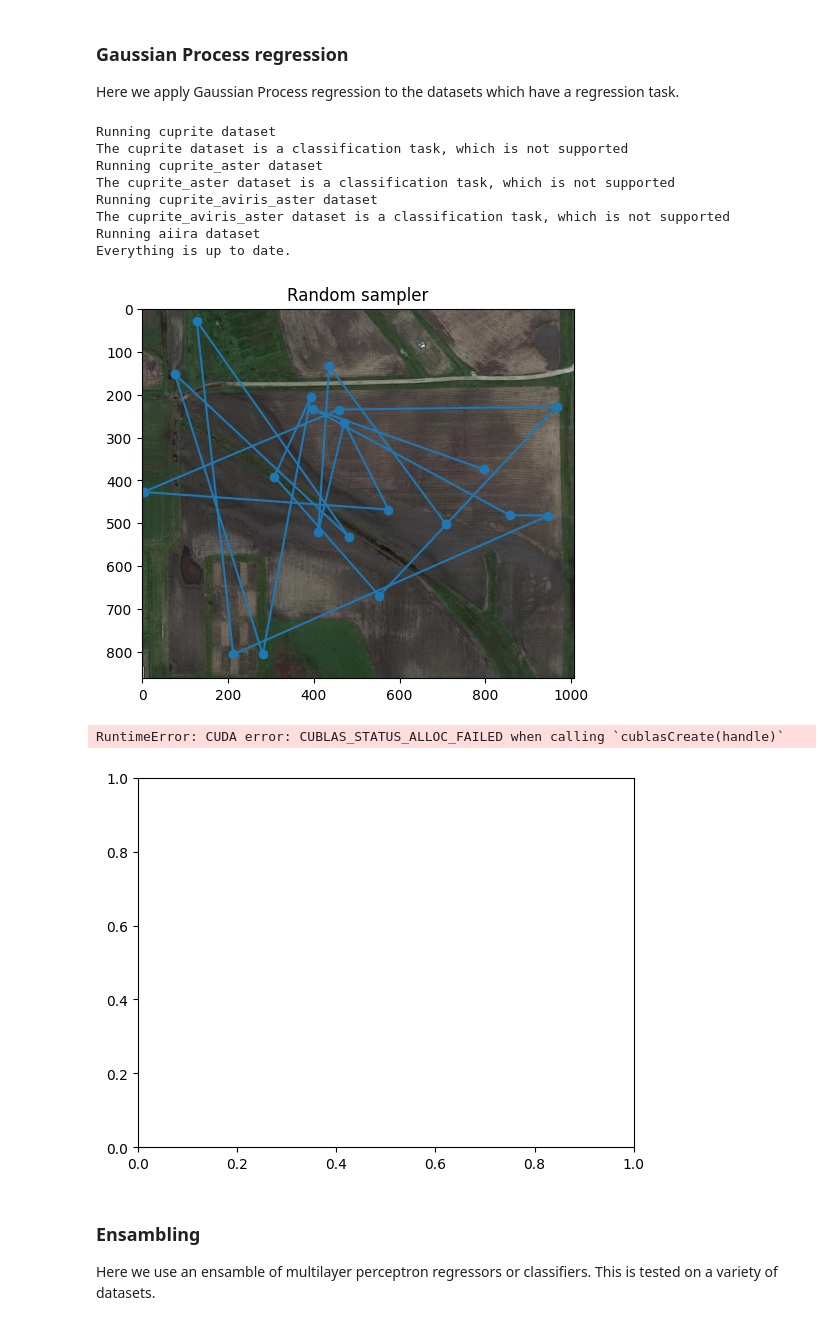
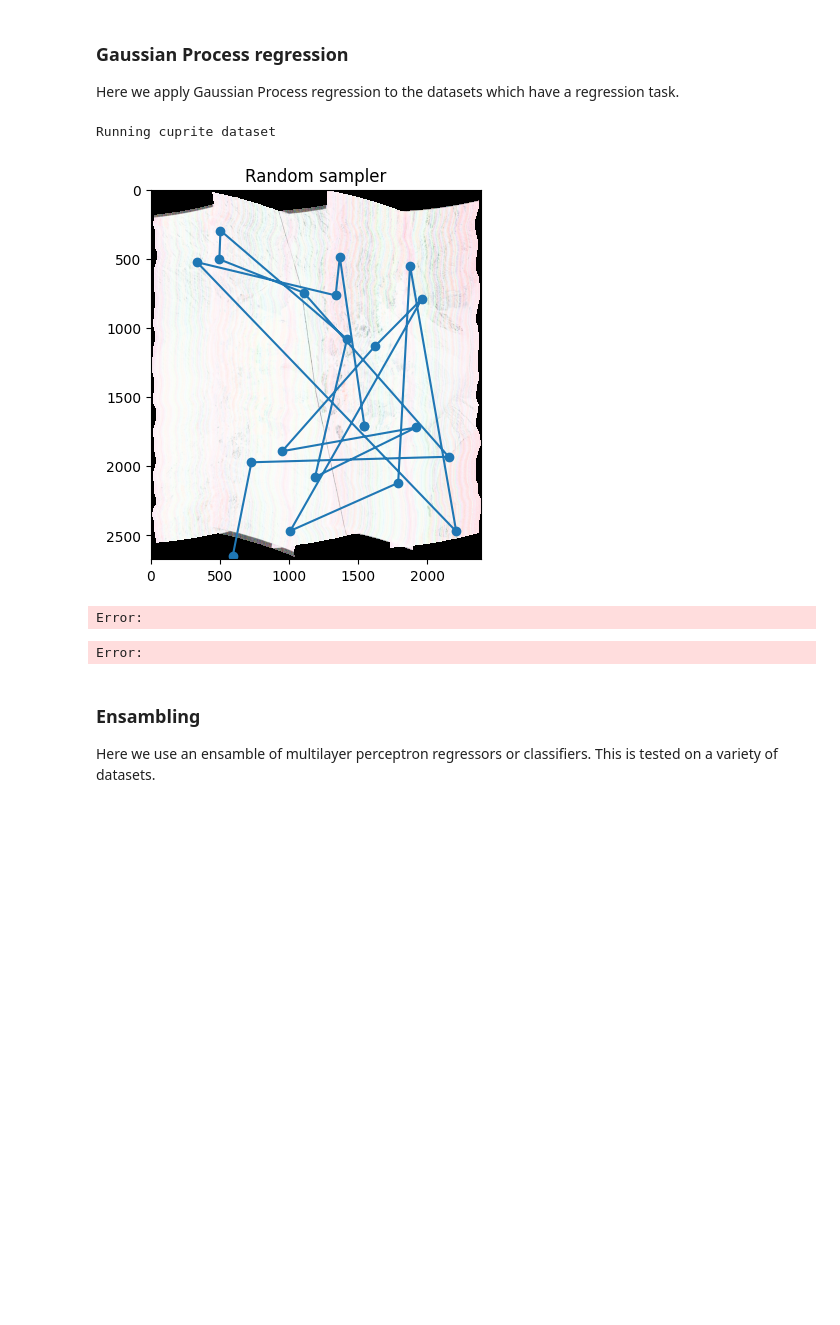
Before and after one commit to russelldj/informative-path-planning-toolkit, a Jupyter notebook: examples/uncertain_predictions.ipynb, the cells around one changed output. Drawn from its saved outputs; the diff is of its cells as text; code cells hidden in the pictures; blank space fills up the shorter version.

```diff
--- a/examples/uncertain_predictions.ipynb
+++ b/examples/uncertain_predictions.ipynb
@@ -18,48 +18,38 @@ Here we apply Gaussian Process regression to the datasets which have a regressio
 # %%
 # The number of training samples to observe
 N_SAMPLES = 20
 for name, dataset_class in ALL_LABELED_DOMAIN_DATASETS.items():
     print(f"Running {name} dataset")
     try:
         # Create the data manager
         data = dataset_class()
     except (RuntimeError, FileNotFoundError):
         continue
-    # The gaussian process regressor does not support classification
-    if data.is_classification_dataset():
-        print(f"The {name} dataset is a classification task, which is not supported")
-        continue
     # Define a gaussian process regression model
     # It will adapt to the number of features at runtim
-    gaussian_process = GaussianProcessRegression()
+    breakpoint()
+    gaussian_process = GaussianProcess(is_classification_task=data.is_classification_dataset())
     # Create a planner based on the data
     planner = RandomSamplingMaskedPlanner(data)
     # Create a predictor to generate predictions on this dataset
     predictor = UncertainMaskedLabeledImagePredictor(
         data, uncertain_prediction_model=gaussian_process, classification_task=False
     )
     # Get a random plan
     plan = planner.plan(20, vis=True)
     # Sample values from the environment
     values = data.sample_batch(plan)
     # Fit the model
     predictor.update_model(plan, values)
     # Generate predictions for both the label and the label unceratainty
     prediction = predictor.predict_values_and_uncertainty()
     # Visualize these predictions alongside the ground truth
     visualize_prediction(data, prediction)
 # %% [output]
 Running cuprite dataset
-The cuprite dataset is a classification task, which is not supported
-Running cuprite_aster dataset
-The cuprite_aster dataset is a classification task, which is not supported
-Running cuprite_aviris_aster dataset
-The cuprite_aviris_aster dataset is a classification task, which is not supported
-Running aiira dataset
-Everything is up to date.
-[figure, old version]
+[figure, new version]
-RuntimeError: CUDA error: CUBLAS_STATUS_ALLOC_FAILED when calling `cublasCreate(handle)`
+Error:
-[figure, removed]
+Error:
 # %% [markdown]
 ### Ensambling
 Here we use an ensamble of multilayer perceptron regressors or classifiers. This is tested on a variety of datasets.
```
Also changed, not shown: parts of 1 cell of this notebook.
